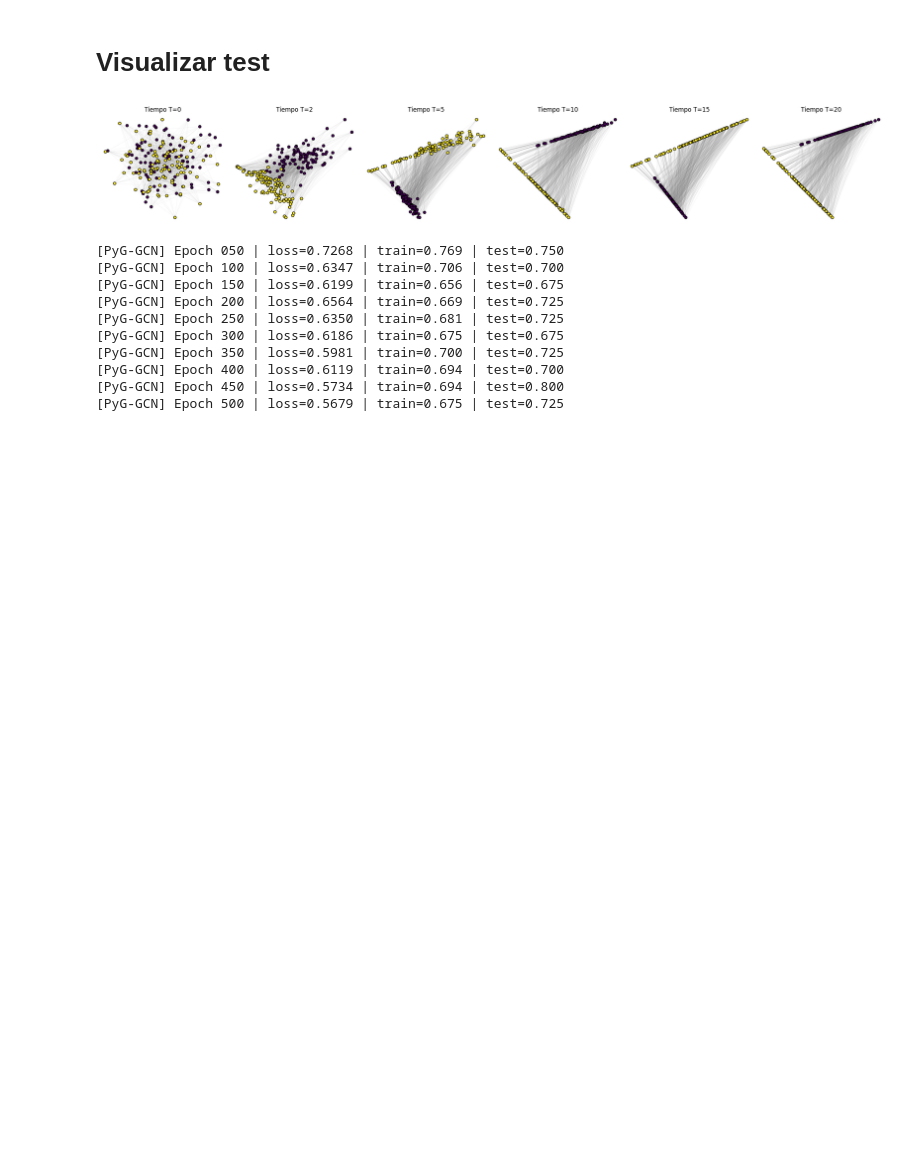
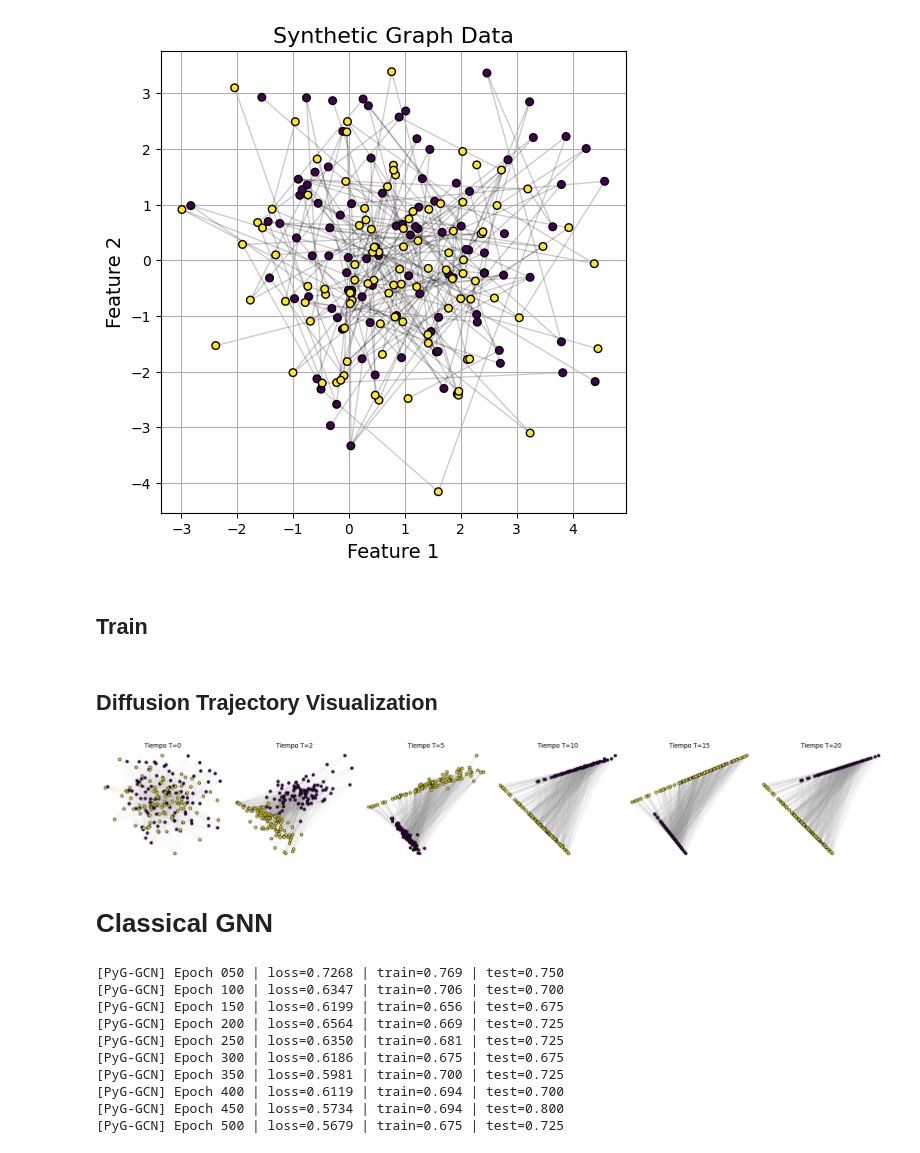
Before and after one commit to javiprietod/Sheaf-NN, a Jupyter notebook: notebooks/synthetic.ipynb, the cells around one changed output. Drawn from its saved outputs; the diff is of its cells as text; code cells hidden in the pictures; blank space fills up the shorter version.

```diff
--- a/notebooks/prueba_sintetica.ipynb
+++ b/notebooks/synthetic.ipynb
@@ -278,0 +80,29 @@ Epoch 500 | loss=0.0823 | train_acc=1.000 | test_acc=0.925
+# %%
+# Plot fraph
+fig, ax = plt.subplots(figsize=(6, 6))
+start_points = X0[edges_torch[:, 0]]
+end_points = X0[edges_torch[:, 1]]
+segments = np.stack((start_points, end_points), axis=1)
+lc = LineCollection(segments, colors="k", alpha=0.2, linewidths=1.0, zorder=1)
+ax.add_collection(lc)
+
+ax.scatter(
+    X0[:, 0],
+    X0[:, 1],
+    c=labels,
+    cmap="viridis",
+    s=30,
+    edgecolors="k",
+    alpha=1.0,
+    zorder=2,
+)
+
+ax.set_title("Synthetic Graph Data", fontsize=16)
+ax.set_xlabel("Feature 1", fontsize=14)
+ax.set_ylabel("Feature 2", fontsize=14)
+ax.grid(True)
+plt.show()
+# %% [output]
+[figure, added]
+# %% [markdown]
+## Train
@@ -279,3 +151,3 @@ Epoch 500 | loss=0.0823 | train_acc=1.000 | test_acc=0.925
 # %% [markdown]
-# Visualizar test
+## Diffusion Trajectory Visualization
 # %%
@@ -322,6 +205,8 @@ plt.tight_layout()
 plt.show()
 # %% [output]
 [figure]
+# %% [markdown]
+# Classical GNN
 # %%
 # ===========================================
 # IMPORTS
```
Also changed, not shown: parts of 10 cells of this notebook, 13 other files.
